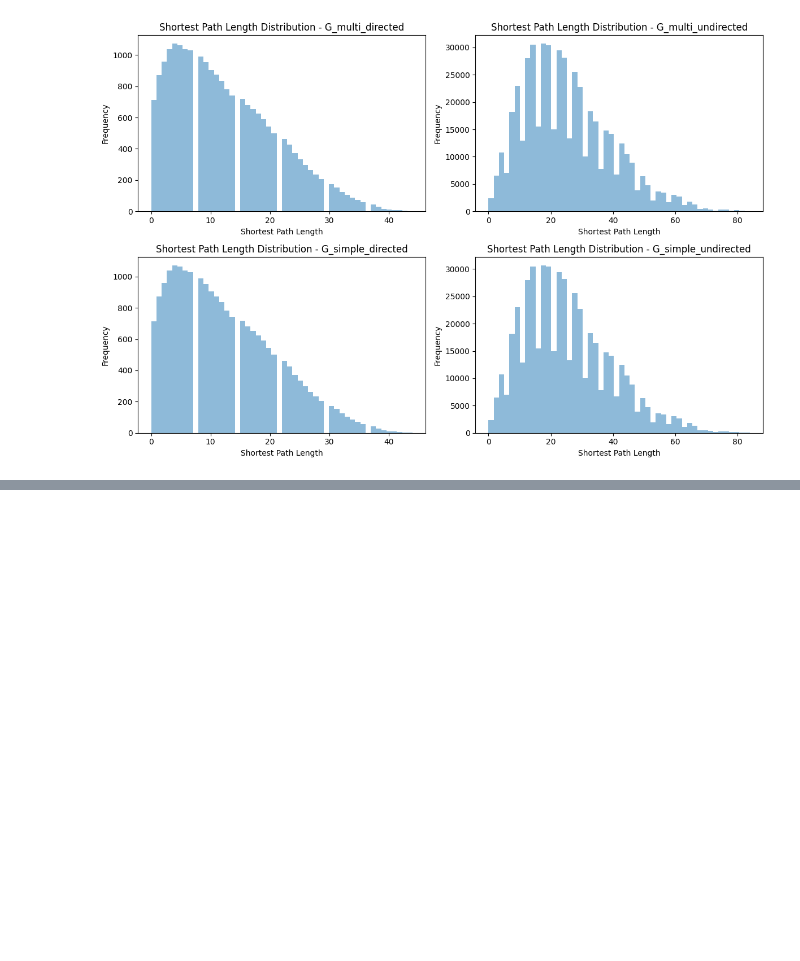
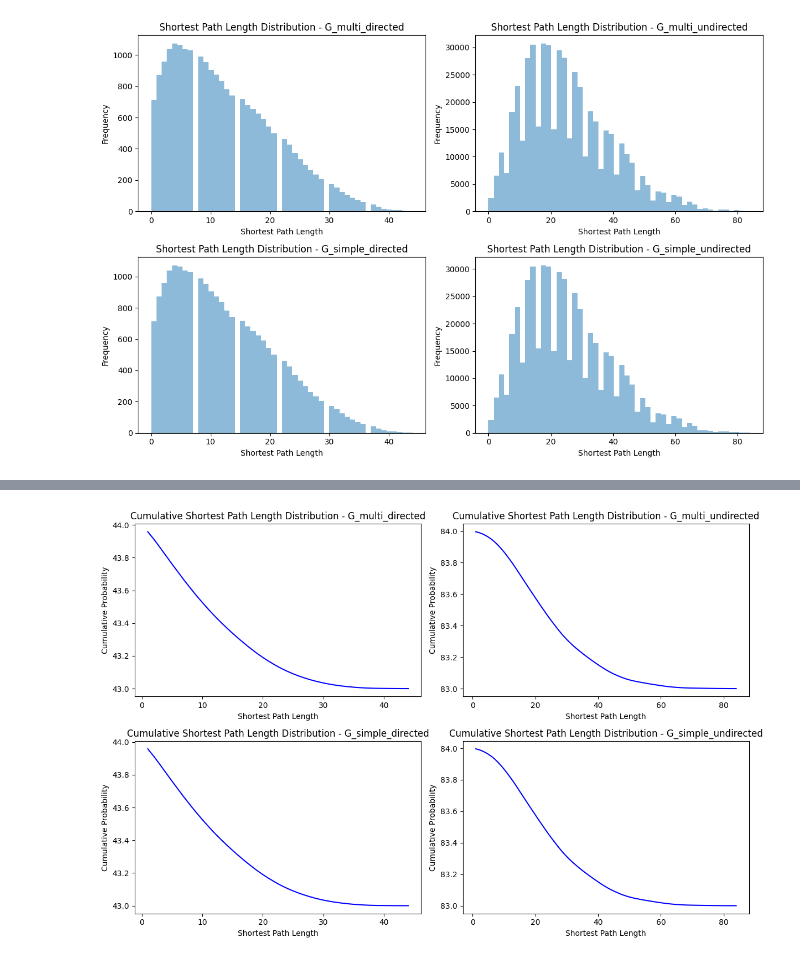
Before and after one commit to johanmasvie/iggielgn_topology_analysis, a Jupyter notebook: topological_analysis.ipynb, the cells around one changed output, grey strips where cells are left out. Cells and saved outputs as stored; diff of their text form; code cells hidden in the pictures; blank space fills up the shorter version.

```diff
--- a/topological_analysis.ipynb
+++ b/topological_analysis.ipynb
@@ -114,0 +171,55 @@ plt.show()
+# %%
+# Write a similar function to plot the cumulative shortest path length distribution
+def plot_cumulative_shortest_path_length_distribution(G, title):
+    # Compute all pairs shortest path lengths
+    shortest_path_lengths = dict(nx.shortest_path_length(G))
+    # Flatten the dictionary to a list of lengths
+    shortest_path_lengths = [length for lengths in shortest_path_lengths.values() for length in lengths.values()]
+    # Create a cumulative distribution in decreasing order, i.e.,
+    shortest_path_lengths = np.array(shortest_path_lengths)
+    shortest_path_lengths = shortest_path_lengths[shortest_path_lengths > 0]
+    shortest_path_lengths = np.sort(shortest_path_lengths)
+    shortest_path_lengths = shortest_path_lengths[::-1]
+    cdf = np.cumsum(np.unique(shortest_path_lengths, return_counts=True)[1]) / len(shortest_path_lengths)
+    # Instead of plotting it, return the values so that one can plot many graphs in the same figure, but with different plots (i.e., axs)
+    return np.unique(shortest_path_lengths), cdf
+
+
+# Create a figure and axes for each plot
+fig, axs = plt.subplots(2, 2, figsize=(12, 8))
+
+# Plot the cumulative shortest path length distribution of G_multi_directed
+x, y = plot_cumulative_shortest_path_length_distribution(G_multi_directed, 'Cumulative Shortest Path Length Distribution - G_multi_directed')
+axs[0, 0].plot(x, len(x) - y, linestyle='-', color='b')
+axs[0, 0].set_xlabel('Shortest Path Length')
+axs[0, 0].set_ylabel('Cumulative Probability')
+axs[0, 0].set_title('Cumulative Shortest Path Length Distribution - G_multi_directed')
+
+# Plot the cumulative shortest path length distribution of G_multi_undirected
+x, y = plot_cumulative_shortest_path_length_distribution(G_multi_undirected, 'Cumulative Shortest Path Length Distribution - G_multi_undirected')
+axs[0, 1].plot(x, len(x) - y, linestyle='-', color='b')
+axs[0, 1].set_xlabel('Shortest Path Length')
+axs[0, 1].set_ylabel('Cumulative Probability')
+axs[0, 1].set_title('Cumulative Shortest Path Length Distribution - G_multi_undirected')
+
+# Plot the cumulative shortest path length distribution of G_simple_directed
+x, y = plot_cumulative_shortest_path_length_distribution(G_simple_directed, 'Cumulative Shortest Path Length Distribution - G_simple_directed')
+axs[1, 0].plot(x, len(x) - y, linestyle='-', color='b')
+axs[1, 0].set_xlabel('Shortest Path Length')
+axs[1, 0].set_ylabel('Cumulative Probability')
+axs[1, 0].set_title('Cumulative Shortest Path Length Distribution - G_simple_directed')
+
+# Plot the cumulative shortest path length distribution of G_simple_undirected
+x, y = plot_cumulative_shortest_path_length_distribution(G_simple_undirected, 'Cumulative Shortest Path Length Distribution - G_simple_undirected')
+axs[1, 1].plot(x, len(x) - y, linestyle='-', color='b')
+axs[1, 1].set_xlabel('Shortest Path Length')
+axs[1, 1].set_ylabel('Cumulative Probability')
+axs[1, 1].set_title('Cumulative Shortest Path Length Distribution - G_simple_undirected')
+
+# Adjust the spacing between subplots
+plt.tight_layout()
+
+# Show the plots
+plt.show()
+# %% [output]
+[figure, added]
```
Also changed, not shown: parts of 3 cells of this notebook, 2 other files.
